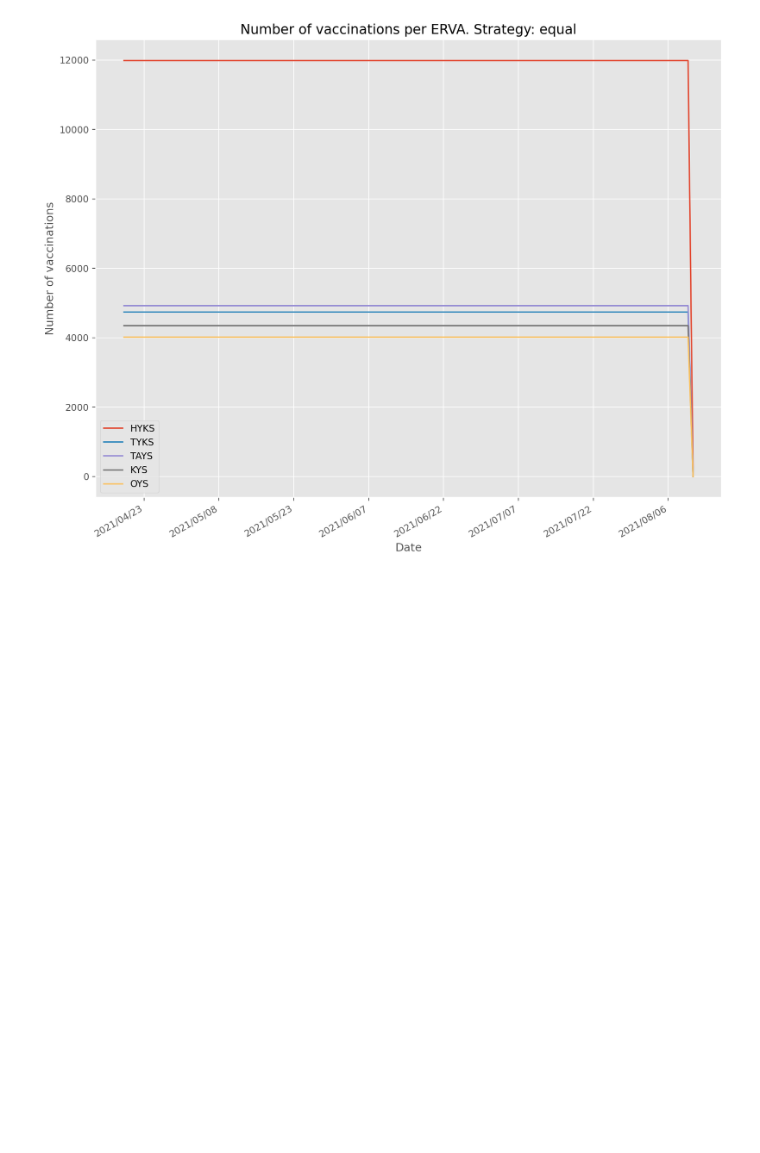
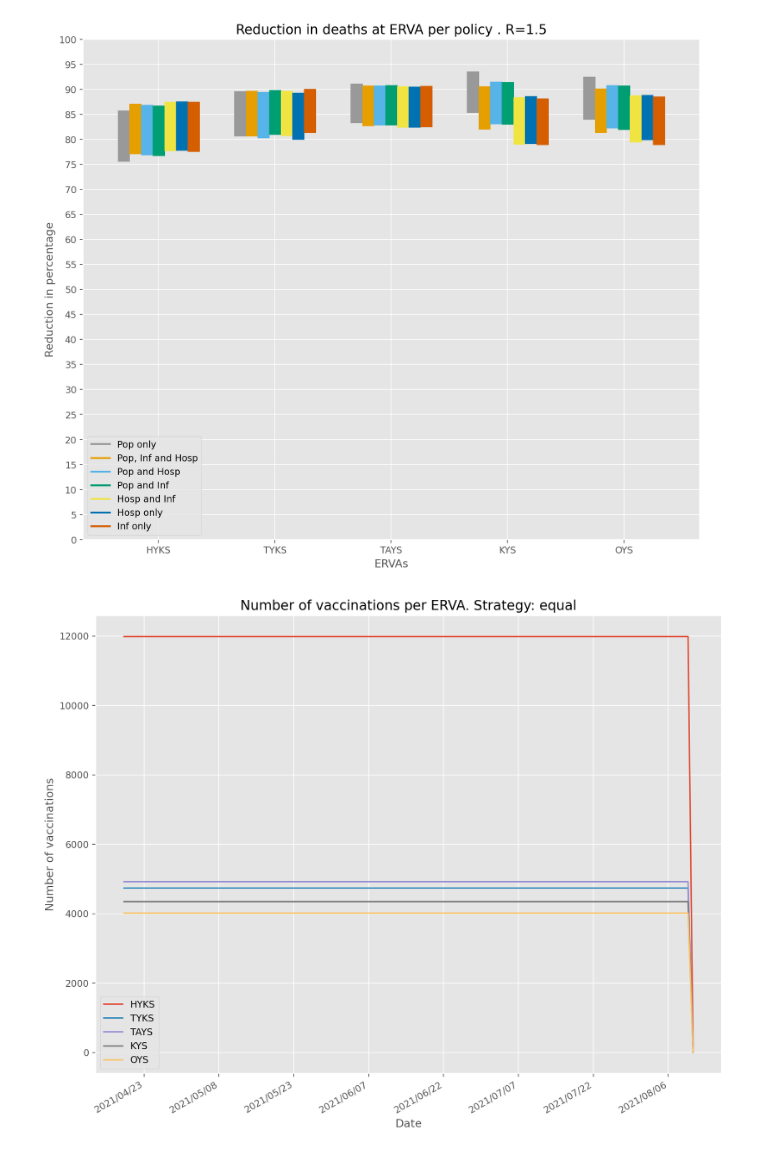
Before and after one commit to FINCoVID19/optimized_vaccination_finland, a Jupyter notebook: compare_vaccination_age_erva.ipynb, the cells around one changed output. Cells and saved outputs as stored; diff of their text form; code cells hidden in the pictures; blank space fills up the shorter version.

```diff
--- a/compare_vaccination_age_erva.ipynb
+++ b/compare_vaccination_age_erva.ipynb
@@ -75,3 +151,8 @@ def plot_ervas(ax, results_all_metrics, t0, T, ervas_labels, metric):
+# %%
+fig, ax = plt.subplots(figsize=(12, 10))
+ax = plot_ervas(ax, r_experiments[2], 'deaths', all_results, ervas_labels)
+# %% [output]
+[figure, added]
 # %%
 def plot_age_groups(ax, results_all_metrics, t0, T, age_labels, metric):
     begin = datetime.datetime.strptime(t0, '%Y-%m-%d')
```
Also changed, not shown: parts of 7 cells of this notebook, 2 other files.
